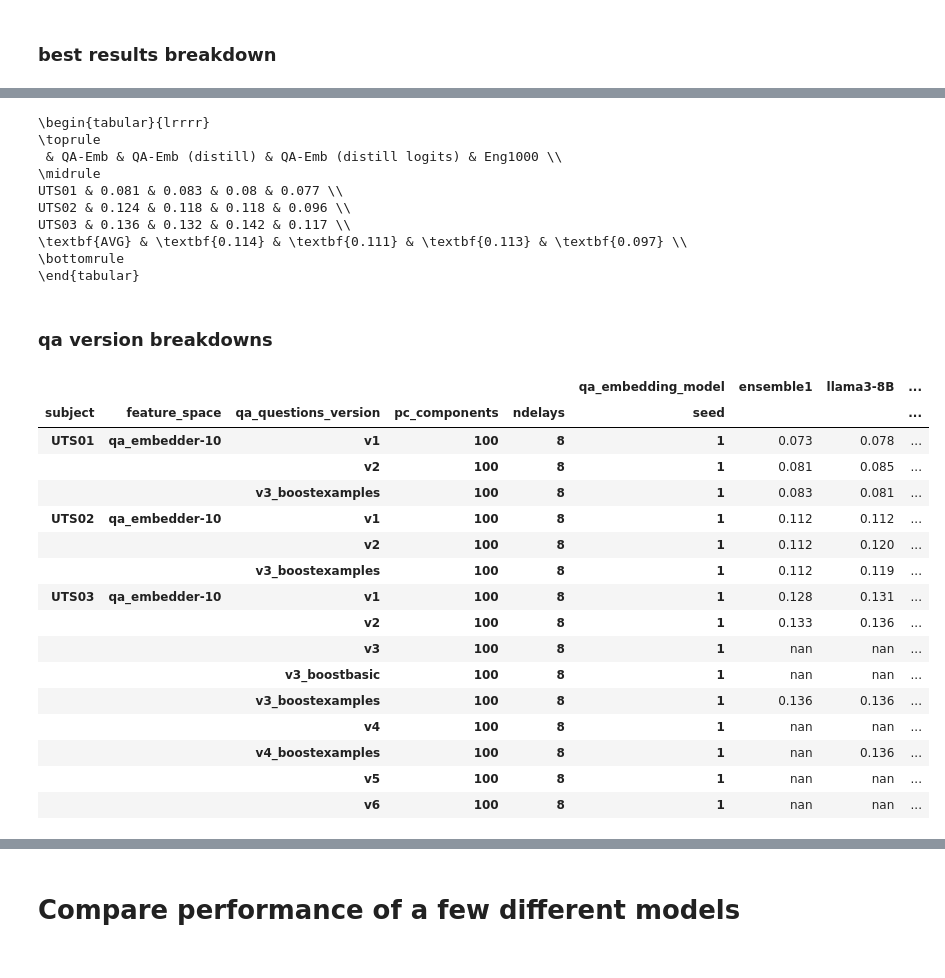
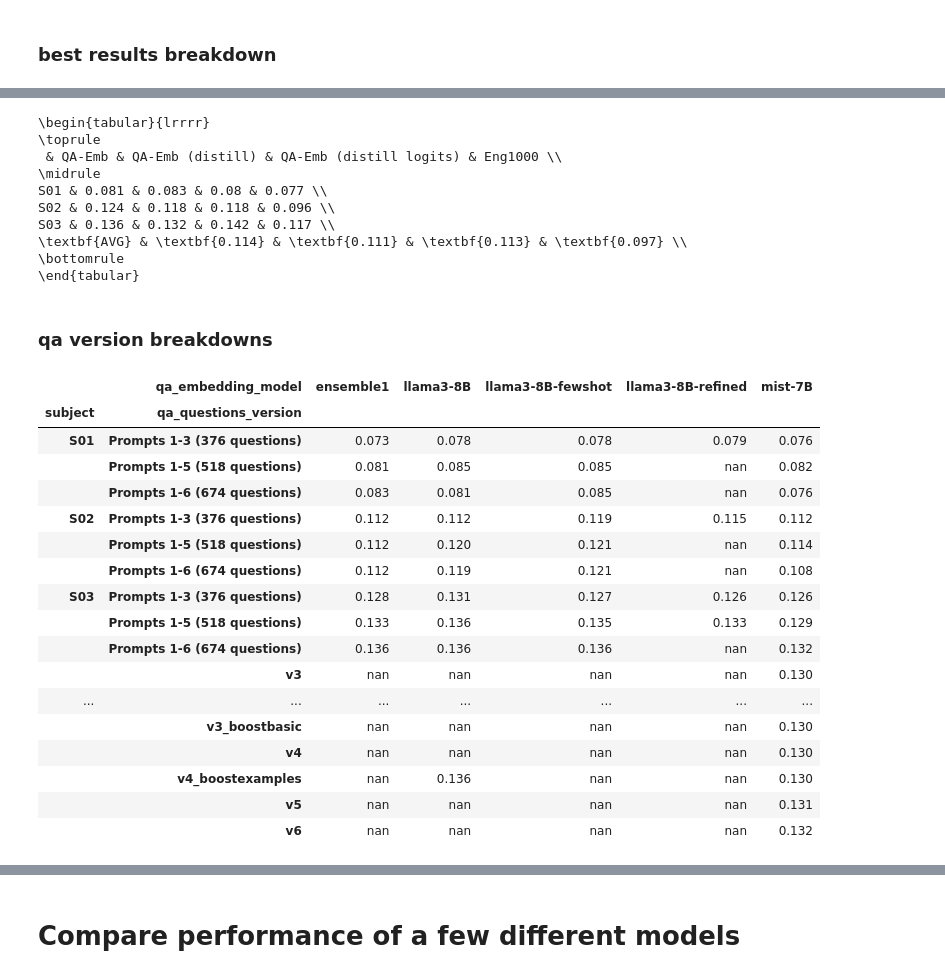
Before and after one commit to csinva/interpretable-embeddings, a Jupyter notebook: notebooks/01_encoding.ipynb, the cells around one changed output, grey strips where cells are left out. Drawn from its saved outputs; the diff is of its cells as text; code cells hidden in the pictures.

Commit message:
export latex tables

```diff
--- a/notebooks/01_encoding.ipynb
+++ b/notebooks/01_encoding.ipynb
@@ -16,12 +16,13 @@ import ridge_utils.features.qa_questions as qa_questions
 import joblib
 from tqdm import tqdm
 import analyze_helper
+import viz
 fit_encoding = __import__('02_fit_encoding')
 dvu.set_style()
 
 results_dir = '/home/chansingh/mntv1/deep-fMRI/encoding/results_apr7'
 r, cols_varied, mets = analyze_helper.load_clean_results(results_dir)
 r = r[r.feature_selection_alpha_index < 0]
-r = r[r.distill_model_path == 'None']
+r = r[r.distill_model_path.isna()]
 r = r[~(r.feature_space == 'qa_embedder-25')]
 r = r[r.pc_components == 100]
@@ -137,9 +143,9 @@ print(t.to_latex(escape=False, column_format='lrrrr', float_format='%.3f'))
 \toprule
  & QA-Emb & QA-Emb (distill) & QA-Emb (distill logits) & Eng1000 \\
 \midrule
-UTS01 & 0.081 & 0.083 & 0.08 & 0.077 \\
-UTS02 & 0.124 & 0.118 & 0.118 & 0.096 \\
-UTS03 & 0.136 & 0.132 & 0.142 & 0.117 \\
+S01 & 0.081 & 0.083 & 0.08 & 0.077 \\
+S02 & 0.124 & 0.118 & 0.118 & 0.096 \\
+S03 & 0.136 & 0.132 & 0.142 & 0.117 \\
 \textbf{AVG} & \textbf{0.114} & \textbf{0.111} & \textbf{0.113} & \textbf{0.097} \\
 \bottomrule
 \end{tabular}
@@ -148,32 +154,51 @@ UTS03 & 0.136 & 0.132 & 0.142 & 0.117 \\
 # %%
 d = r[(r.feature_space == 'qa_embedder-10') * (r.pc_components == 100)]
 # d = r[(r.pc_components == 100)]
 d = d[d.ndelays == 8]
 d = d[~d.qa_embedding_model.str.contains('mixt')]
-d = d.groupby(cols_varied)[mets].mean()
-(
-    d.pivot_table(index=[c for c in cols_varied if not c == 'qa_embedding_model'],
+d['qa_questions_version'] = d['qa_questions_version'].apply(
+    viz.version_rename)
+cols = ['subject', 'qa_questions_version', 'qa_embedding_model']
+d = d.groupby(cols)[mets].mean()
+d = (
+    d.pivot_table(index=[c for c in cols if not c == 'qa_embedding_model'],
                   columns='qa_embedding_model', values='corrs_test_mean', aggfunc='mean')
+)
+# add average row to multiindex
+for qa_questions_version in sorted(d.index.get_level_values('qa_questions_version').unique()):
+    dn = d.loc[(slice(None), qa_questions_version), :]
+    d.loc[('AVG', qa_questions_version), :] = dn.mean()
+display(
+    d
     .style.background_gradient(cmap='magma')  # , axis=0)
     .format(precision=3)
 )
+
+# d = d.drop(columns='llama3-8B-refined')
+# d.columns.name = None
+# d.index.names = ['Subject', 'Questions']
+# d.columns = d.columns.map(viz.feature_space_rename)
+# d = d.loc[(slice(None), ['Prompts 1-3 (376 questions)',
+#            'Prompts 1-5 (518 questions)', 'Prompts 1-6 (674 questions)']), :]
+# print(d.to_latex(escape=False, float_format='%.3f'))A
 # %% [output]
-|  |  |  |  |  | qa_embedding_model | ensemble1 | llama3-8B | ... |
-| subject | feature_space | qa_questions_version | pc_components | ndelays | seed |  |  | ... |
-| UTS01 | qa_embedder-10 | v1 | 100 | 8 | 1 | 0.073 | 0.078 | ... |
-|  |  | v2 | 100 | 8 | 1 | 0.081 | 0.085 | ... |
-|  |  | v3_boostexamples | 100 | 8 | 1 | 0.083 | 0.081 | ... |
-| UTS02 | qa_embedder-10 | v1 | 100 | 8 | 1 | 0.112 | 0.112 | ... |
-|  |  | v2 | 100 | 8 | 1 | 0.112 | 0.120 | ... |
-|  |  | v3_boostexamples | 100 | 8 | 1 | 0.112 | 0.119 | ... |
-| UTS03 | qa_embedder-10 | v1 | 100 | 8 | 1 | 0.128 | 0.131 | ... |
-|  |  | v2 | 100 | 8 | 1 | 0.133 | 0.136 | ... |
-|  |  | v3 | 100 | 8 | 1 | nan | nan | ... |
-|  |  | v3_boostbasic | 100 | 8 | 1 | nan | nan | ... |
-|  |  | v3_boostexamples | 100 | 8 | 1 | 0.136 | 0.136 | ... |
-|  |  | v4 | 100 | 8 | 1 | nan | nan | ... |
-|  |  | v4_boostexamples | 100 | 8 | 1 | nan | 0.136 | ... |
-|  |  | v5 | 100 | 8 | 1 | nan | nan | ... |
-|  |  | v6 | 100 | 8 | 1 | nan | nan | ... |
+|  | qa_embedding_model | ensemble1 | llama3-8B | llama3-8B-fewshot | llama3-8B-refined | mist-7B |
+| subject | qa_questions_version |  |  |  |  |  |
+| S01 | Prompts 1-3 (376 questions) | 0.073 | 0.078 | 0.078 | 0.079 | 0.076 |
+|  | Prompts 1-5 (518 questions) | 0.081 | 0.085 | 0.085 | nan | 0.082 |
+|  | Prompts 1-6 (674 questions) | 0.083 | 0.081 | 0.085 | nan | 0.076 |
+| S02 | Prompts 1-3 (376 questions) | 0.112 | 0.112 | 0.119 | 0.115 | 0.112 |
+|  | Prompts 1-5 (518 questions) | 0.112 | 0.120 | 0.121 | nan | 0.114 |
+|  | Prompts 1-6 (674 questions) | 0.112 | 0.119 | 0.121 | nan | 0.108 |
+| S03 | Prompts 1-3 (376 questions) | 0.128 | 0.131 | 0.127 | 0.126 | 0.126 |
+|  | Prompts 1-5 (518 questions) | 0.133 | 0.136 | 0.135 | 0.133 | 0.129 |
+|  | Prompts 1-6 (674 questions) | 0.136 | 0.136 | 0.136 | nan | 0.132 |
+|  | v3 | nan | nan | nan | nan | 0.130 |
+| ... | ... | ... | ... | ... | ... | ... |
+|  | v3_boostbasic | nan | nan | nan | nan | 0.130 |
+|  | v4 | nan | nan | nan | nan | 0.130 |
+|  | v4_boostexamples | nan | 0.136 | nan | nan | 0.130 |
+|  | v5 | nan | nan | nan | nan | 0.131 |
+|  | v6 | nan | nan | nan | nan | 0.132 |
 # %%
 d = r[(~r.feature_space.str.contains('qa_embedder')) * (r.pc_components == 100)]
```
Also changed, not shown: parts of 4 cells of this notebook, 5 other files.
